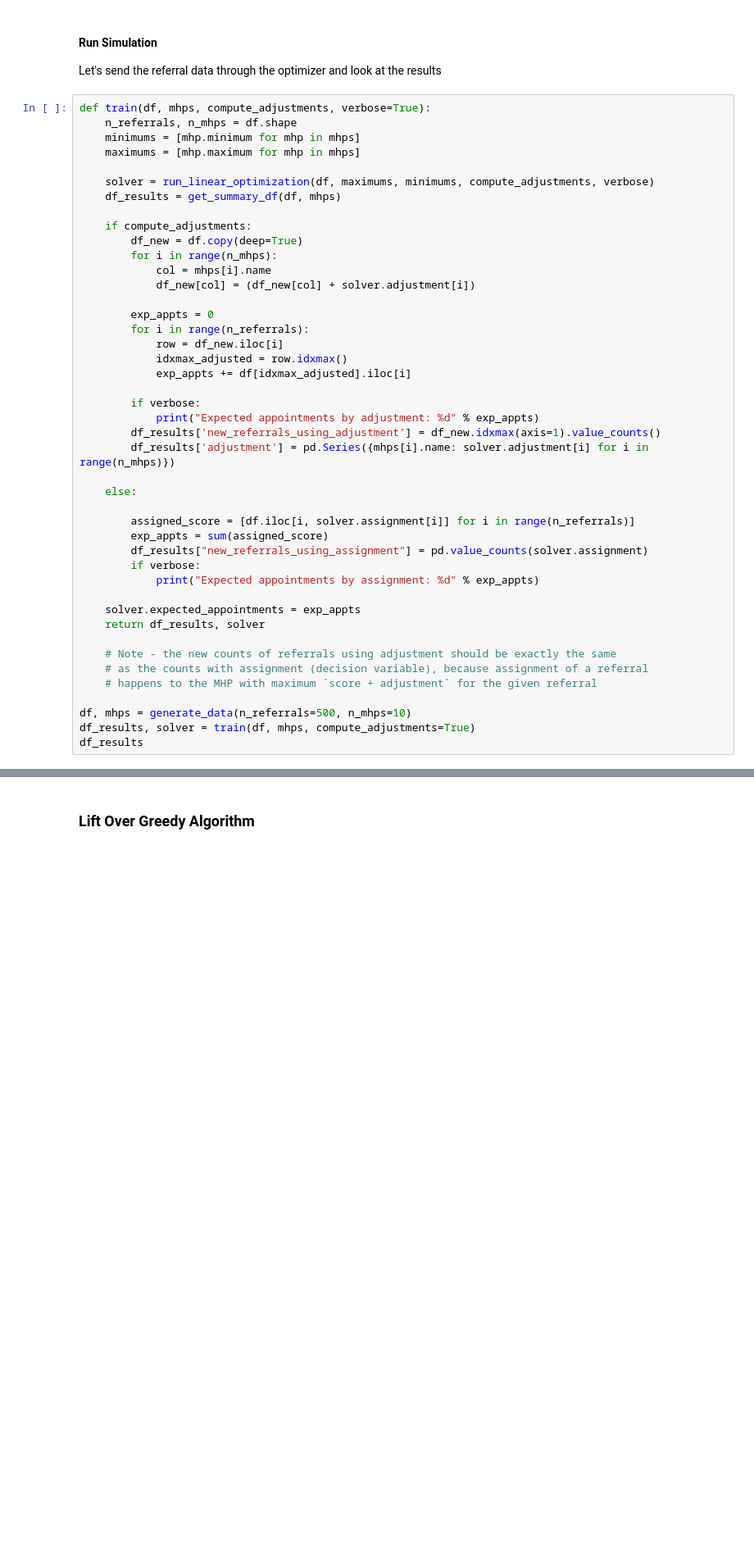
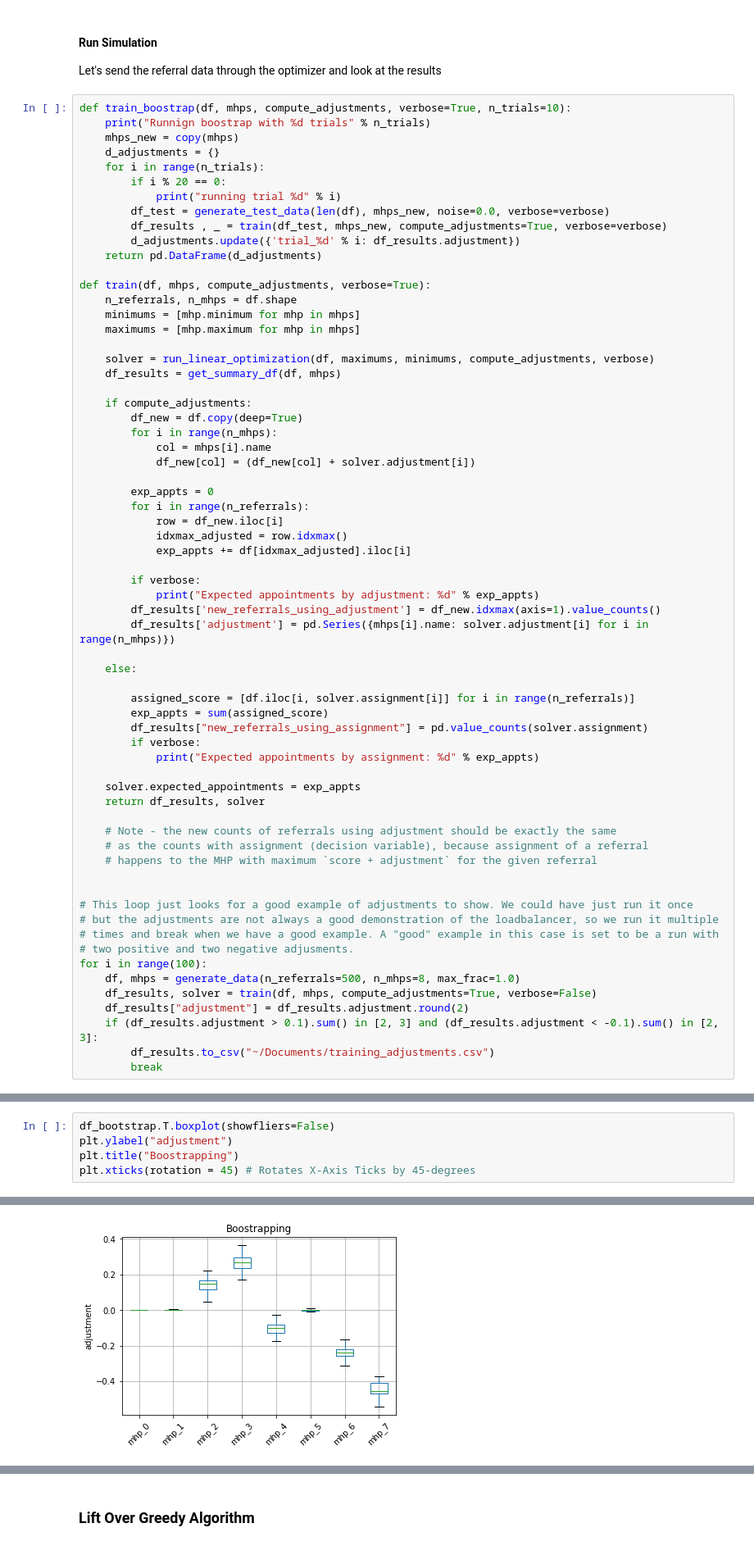
Before and after one commit to ratish-dalvi/contextual-MAB, a Jupyter notebook: matching.ipynb, the cells around one changed output, grey strips where cells are left out. Shown at 82% size. Saved outputs shown, nothing was run; the diff lists cells and outputs as text; blank space fills up the shorter version.

```diff
--- a/matching.ipynb
+++ b/matching.ipynb
@@ -472,6 +490,18 @@ def run_linear_optimization(df, maximums, minimums, compute_adjustments, verbose
 
 Let's send the referral data through the optimizer and look at the results
 # %%
+def train_boostrap(df, mhps, compute_adjustments, verbose=True, n_trials=10):
+    print("Runnign boostrap with %d trials" % n_trials)
+    mhps_new = copy(mhps)
+    d_adjustments = {}
+    for i in range(n_trials):
+        if i % 20 == 0:
+            print("running trial %d" % i)
+        df_test = generate_test_data(len(df), mhps_new, noise=0.0, verbose=verbose)
+        df_results , _ = train(df_test, mhps_new, compute_adjustments=True, verbose=verbose)
+        d_adjustments.update({'trial_%d' % i: df_results.adjustment})
+    return pd.DataFrame(d_adjustments)
+
 def train(df, mhps, compute_adjustments, verbose=True):
     n_referrals, n_mhps = df.shape
     minimums = [mhp.minimum for mhp in mhps]
@@ -512,6 +542,15 @@ def train(df, mhps, compute_adjustments, verbose=True):
     # as the counts with assignment (decision variable), because assignment of a referral
     # happens to the MHP with maximum `score + adjustment` for the given referral
 
-df, mhps = generate_data(n_referrals=500, n_mhps=10)
-df_results, solver = train(df, mhps, compute_adjustments=True)
-df_results
+
+# This loop just looks for a good example of adjustments to show. We could have just run it once
+# but the adjustments are not always a good demonstration of the loadbalancer, so we run it multiple
+# times and break when we have a good example. A "good" example in this case is set to be a run with
+# two positive and two negative adjusments.
+for i in range(100):
+    df, mhps = generate_data(n_referrals=500, n_mhps=8, max_frac=1.0)
+    df_results, solver = train(df, mhps, compute_adjustments=True, verbose=False)
+    df_results["adjustment"] = df_results.adjustment.round(2)
+    if (df_results.adjustment > 0.1).sum() in [2, 3] and (df_results.adjustment < -0.1).sum() in [2, 3]:
+        df_results.to_csv("~/Documents/training_adjustments.csv")
+        break
@@ -539,0 +593,6 @@ On the other hand, the MHPs with the lowest scheduling rate did not get many ref
+# %%
+df_bootstrap.T.boxplot(showfliers=False)
+plt.ylabel("adjustment")
+plt.title("Boostrapping")
+plt.xticks(rotation = 45) # Rotates X-Axis Ticks by 45-degrees
+# %% [output]
@@ -539,0 +608 @@ On the other hand, the MHPs with the lowest scheduling rate did not get many ref
+[figure, added]
```
Also changed, not shown: parts of 38 cells of this notebook.
